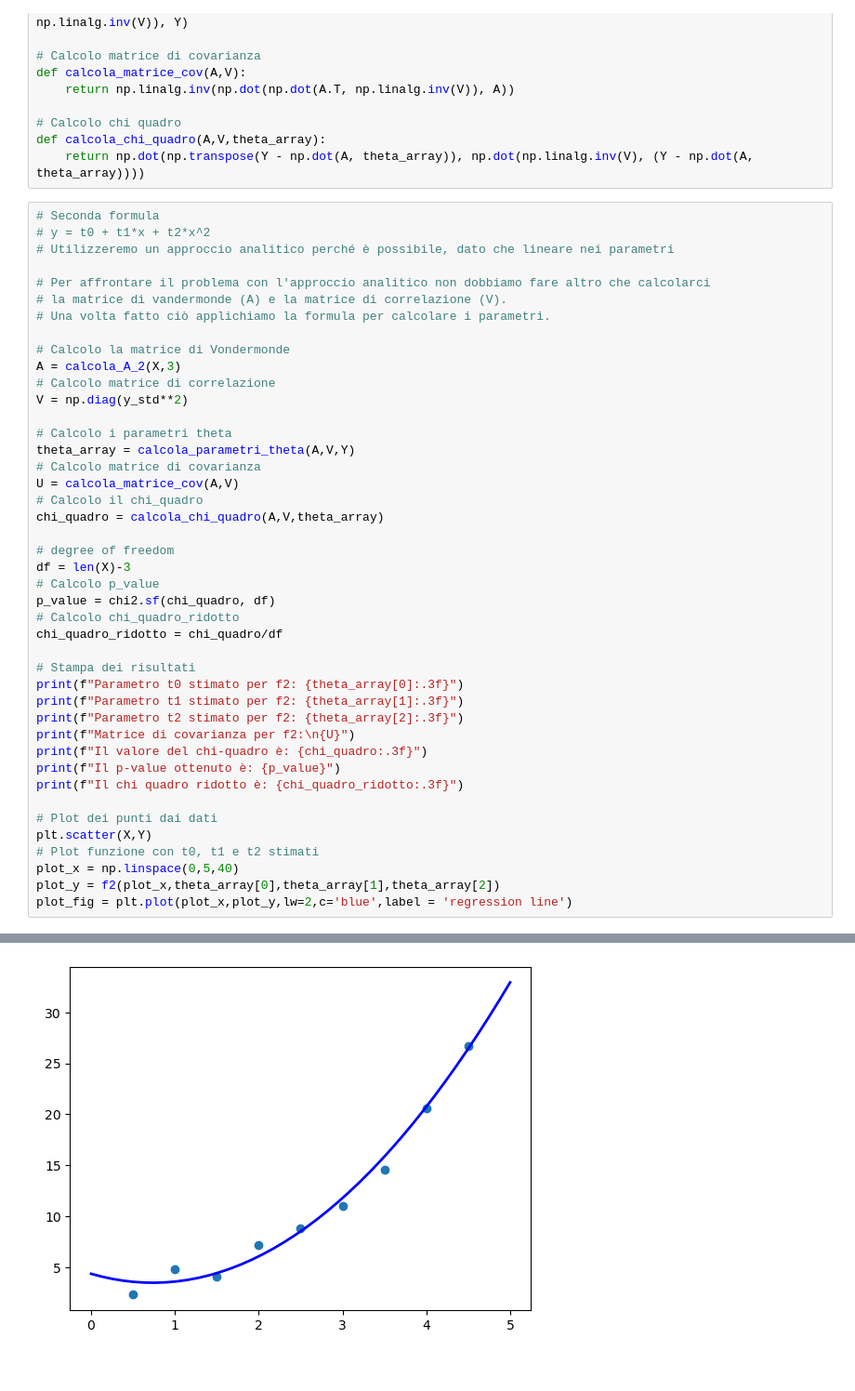
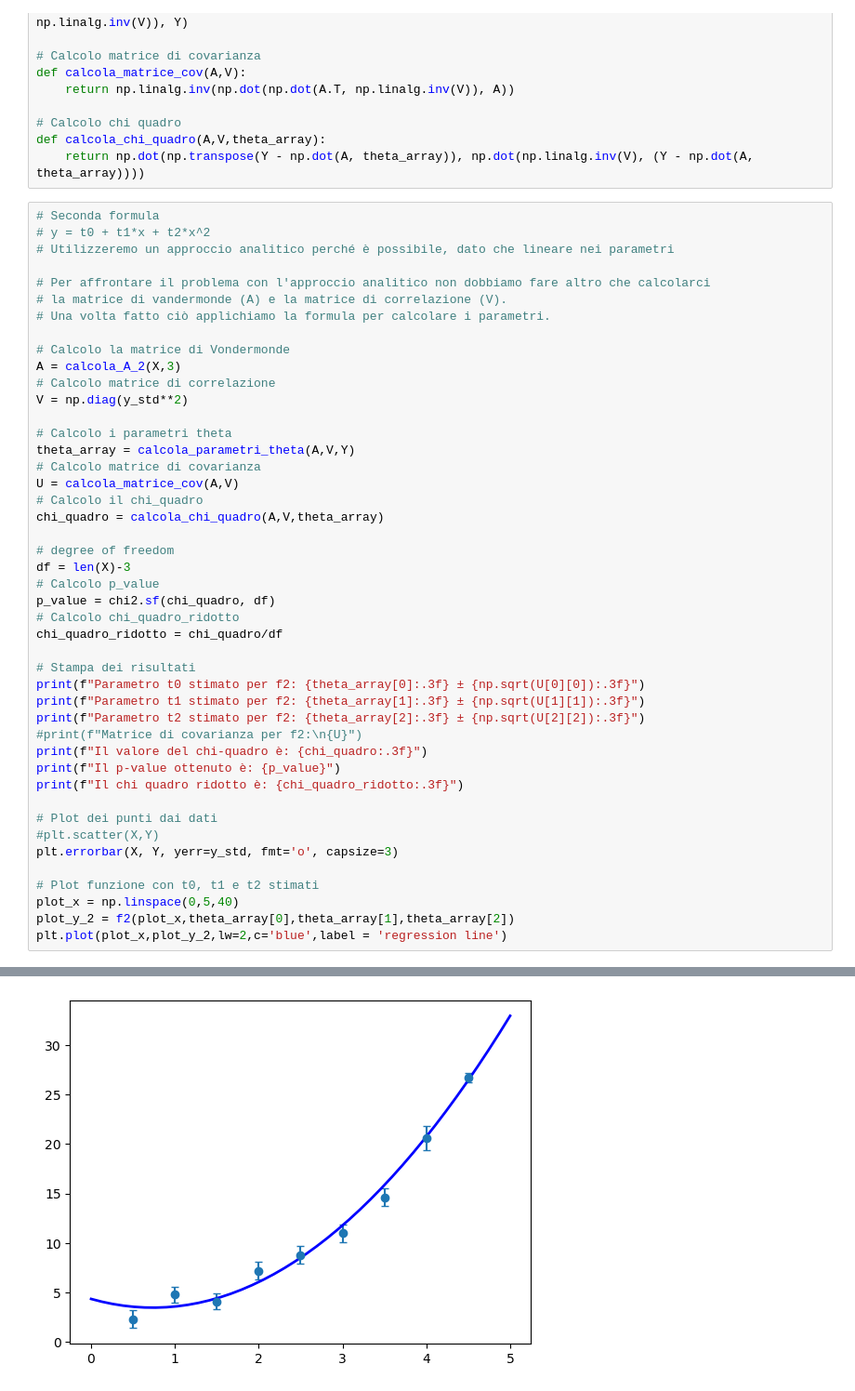
Before and after one commit to Zack9961/ExperimentalDataAnalysis-Projects, a Jupyter notebook: Progetto2_LSM.ipynb, the cells around one changed output, grey strips where cells are left out. Shown at 93% size. Drawn from its saved outputs; the diff is of its cells as text.

```diff
--- a/Progetto2_LSM.ipynb
+++ b/Progetto2_LSM.ipynb
@@ -138,18 +138,20 @@ p_value = chi2.sf(chi_quadro, df)
 chi_quadro_ridotto = chi_quadro/df
 
 # Stampa dei risultati
-print(f"Parametro t0 stimato per f2: {theta_array[0]:.3f}")
-print(f"Parametro t1 stimato per f2: {theta_array[1]:.3f}")
-print(f"Parametro t2 stimato per f2: {theta_array[2]:.3f}")
-print(f"Matrice di covarianza per f2:\n{U}")
+print(f"Parametro t0 stimato per f2: {theta_array[0]:.3f} ± {np.sqrt(U[0][0]):.3f}")
+print(f"Parametro t1 stimato per f2: {theta_array[1]:.3f} ± {np.sqrt(U[1][1]):.3f}")
+print(f"Parametro t2 stimato per f2: {theta_array[2]:.3f} ± {np.sqrt(U[2][2]):.3f}")
+#print(f"Matrice di covarianza per f2:\n{U}")
 print(f"Il valore del chi-quadro è: {chi_quadro:.3f}")
 print(f"Il p-value ottenuto è: {p_value}")
 print(f"Il chi quadro ridotto è: {chi_quadro_ridotto:.3f}")
 
 # Plot dei punti dai dati
-plt.scatter(X,Y)
+#plt.scatter(X,Y)
+plt.errorbar(X, Y, yerr=y_std, fmt='o', capsize=3)
+
 # Plot funzione con t0, t1 e t2 stimati
 plot_x = np.linspace(0,5,40)
-plot_y = f2(plot_x,theta_array[0],theta_array[1],theta_array[2])
-plot_fig = plt.plot(plot_x,plot_y,lw=2,c='blue',label = 'regression line')
+plot_y_2 = f2(plot_x,theta_array[0],theta_array[1],theta_array[2])
+plt.plot(plot_x,plot_y_2,lw=2,c='blue',label = 'regression line')
 # %% [output]
@@ -166 +165 @@ Il chi quadro ridotto è: 1.520
-[figure, old version]
+[figure, new version]
```
Also changed, not shown: parts of 5 cells of this notebook, 1 other file.
